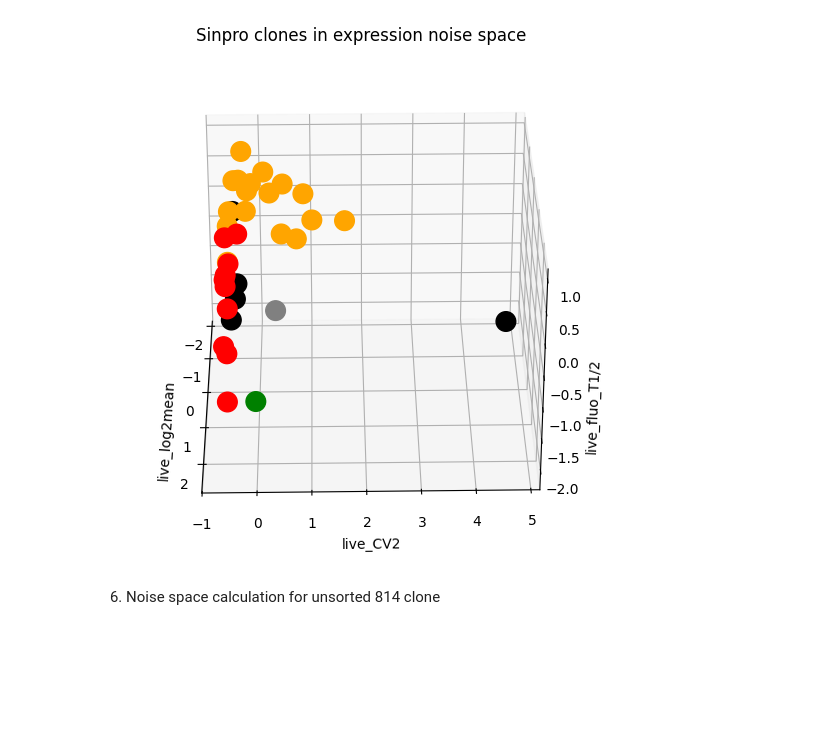
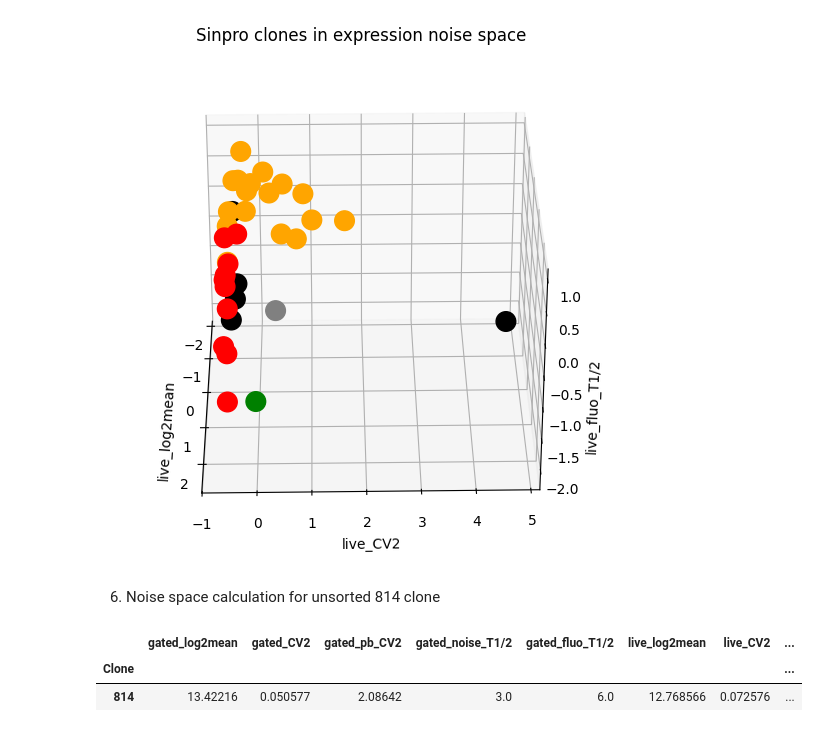
Before and after one commit to HCAngelC/HIV_sinpro_clones_project, a Jupyter notebook: noise_space_analysis.ipynb, the cells around one changed output. Saved outputs shown, nothing was run; the diff lists cells and outputs as text; code cells hidden in the pictures; blank space fills up the shorter version.

```diff
--- a/noise_space_analysis.ipynb
+++ b/noise_space_analysis.ipynb
@@ -332,13 +338,17 @@ for gate in GATES:
 # %%
 # Load the dataframes from the input files and define the clone groups
 clone_814_df, clone_group = load_dfs(["input/FACS2023_814_formatted.txt"])
 # Format the dataframes by resampling and interpolating mean and CV values for the specified gates
 formatted_814_dfs = format_dfs(clone_814_df, GATES)
 
 # Calculate the noise spaces for the specified gates and save the results to a CSV file
 noise_spaces = []
 for df in formatted_814_dfs:
     noise_spaces.append(generate_noise_spaces(GATES, df, clone_group))
 noise_space = pd.concat(noise_spaces)
-noise_space.to_csv("output/noise_space.csv")
+noise_space.to_csv("output/noise_space_unsorted_814.csv")
 noise_space.head()
+# %% [output]
+|  | gated_log2mean | gated_CV2 | gated_pb_CV2 | gated_noise_T1/2 | gated_fluo_T1/2 | live_log2mean | live_CV2 | ... |
+| Clone |  |  |  |  |  |  |  | ... |
+| 814 | 13.42216 | 0.050577 | 2.08642 | 3.0 | 6.0 | 12.768566 | 0.072576 | ... |
```
Also changed, not shown: parts of 2 cells of this notebook.
